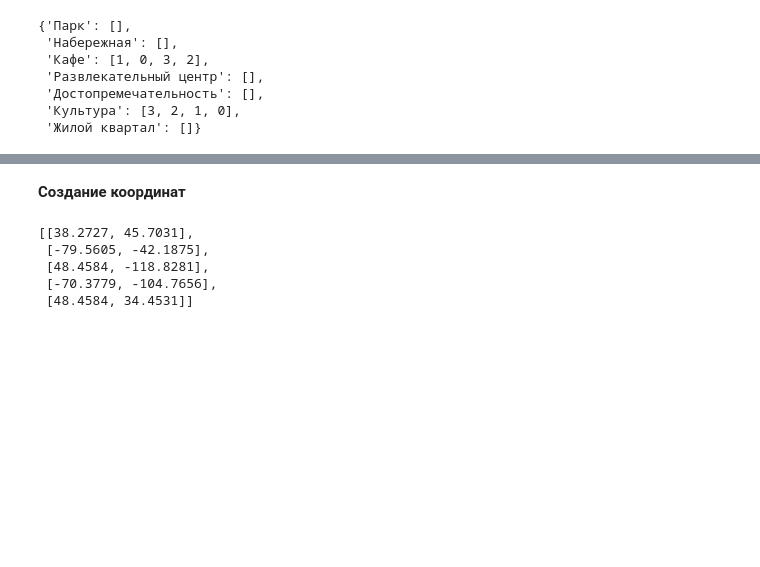
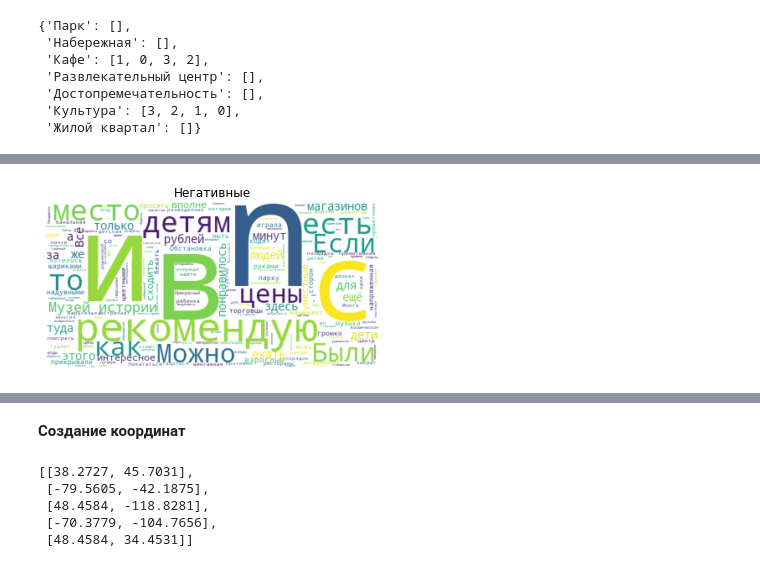
Before and after one commit to yupest/nto, a Jupyter notebook: Генерация данных.ipynb, the cells around one changed output, grey strips where cells are left out. Cells and saved outputs as stored; diff of their text form; code cells hidden in the pictures; blank space fills up the shorter version.

```diff
--- a/Генерация данных.ipynb
+++ b/Генерация данных.ipynb
@@ -522,0 +552,11 @@ loc, cat, s,used_reviews[cat]
+# %%
+#Создаем облако
+wordcloud = WordCloud(stopwords = stopwords, background_color="white").generate(str(negative))
+
+# Рисуем результат
+plt.imshow(wordcloud, interpolation='bilinear')
+plt.title('Негативные')
+plt.axis("off")
+plt.show()
+# %% [output]
+[figure, added]
```
Also changed, not shown: parts of 9 cells of this notebook.
